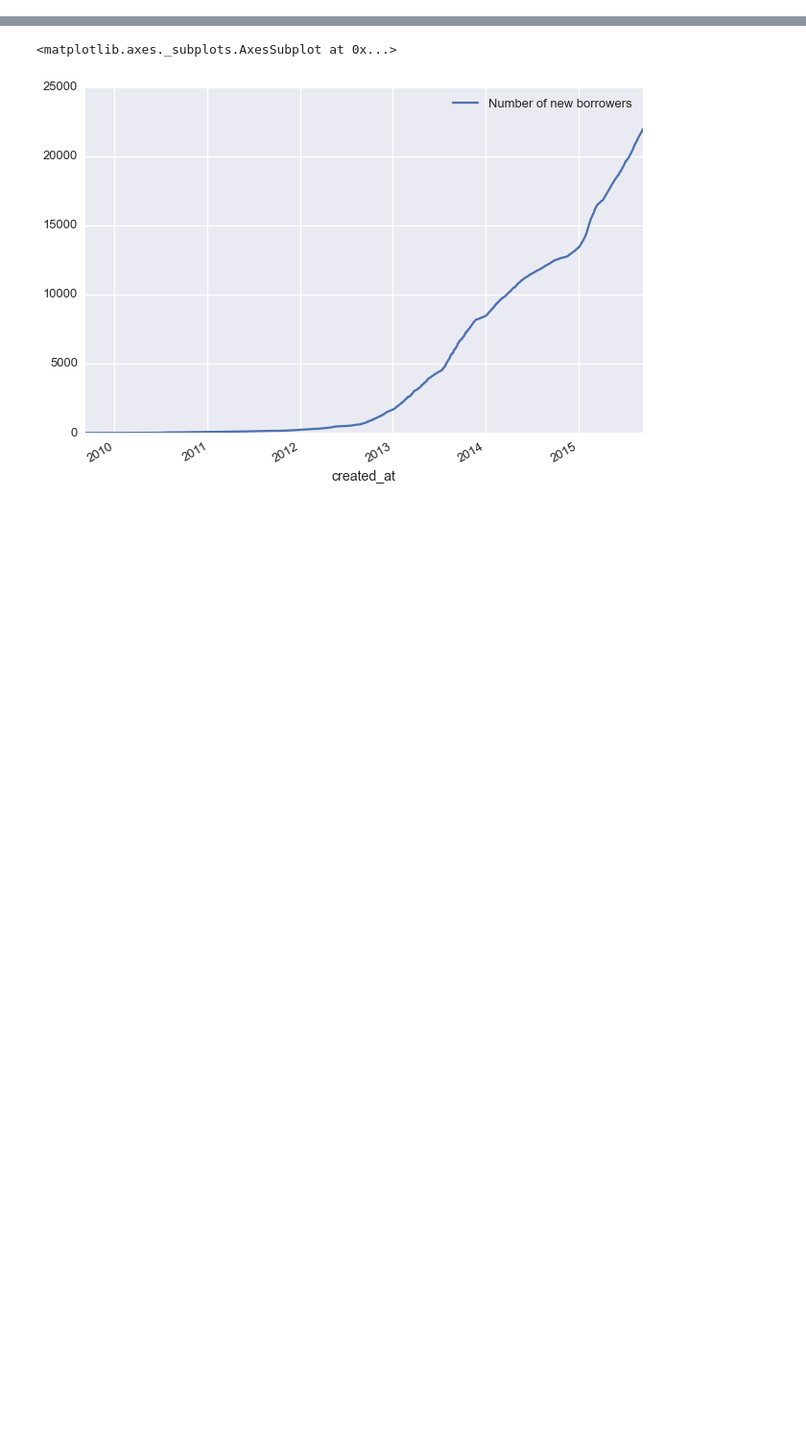
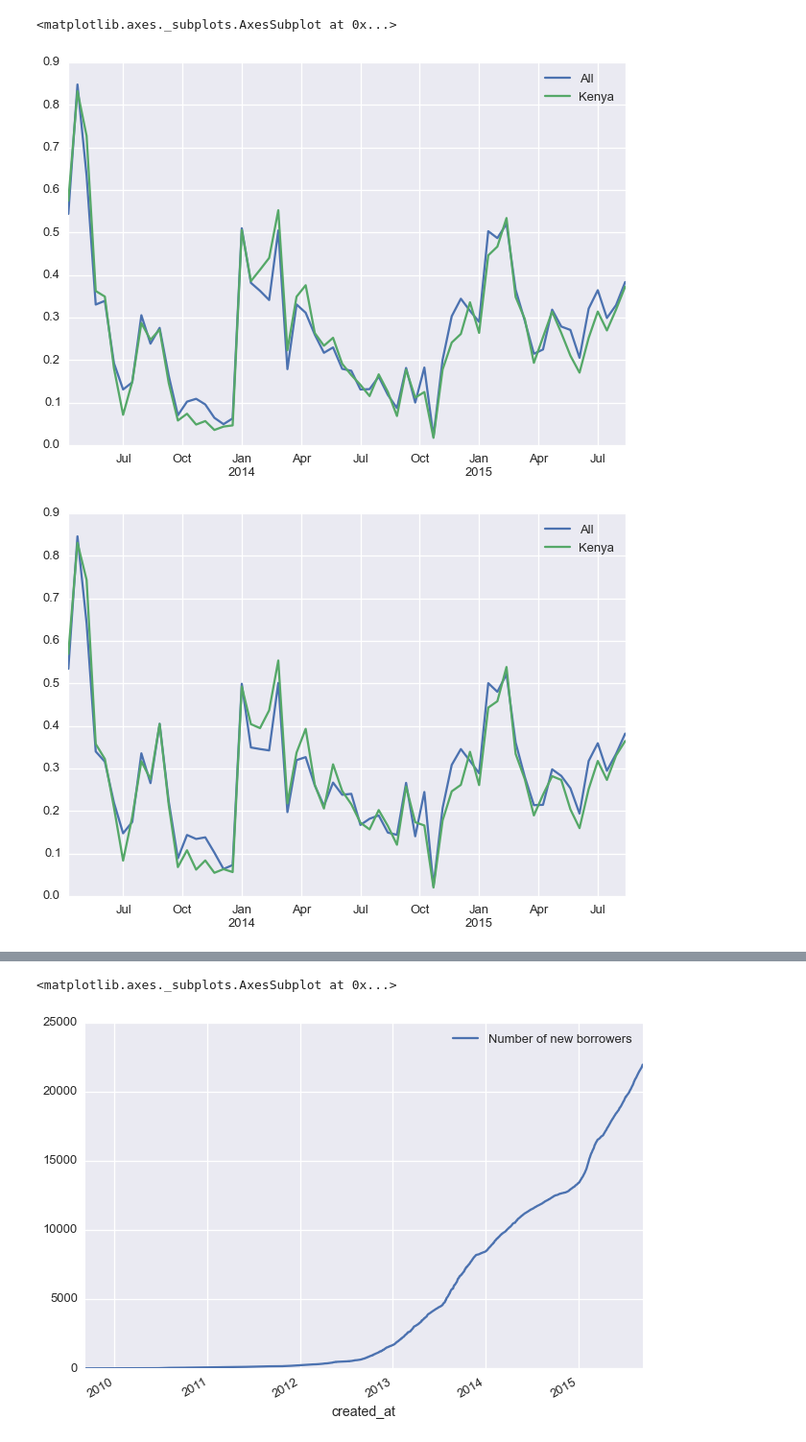
Before and after one commit to glenday/Zidisha, a Jupyter notebook: ZidishaApp/app/Zidisha_organization_by_country.ipynb, the cells around one changed output, grey strips where cells are left out. Shown at 96% size. Saved outputs shown, nothing was run; the diff lists cells and outputs as text; code cells hidden in the pictures; blank space fills up the shorter version.

Commit message:
Added new fit with reduced number of parameters to notebook and test of invitation rates and new loans on the overall fraction of loan volume

```diff
--- a/ZidishaApp/app/Zidisha_organization_by_country.ipynb
+++ b/ZidishaApp/app/Zidisha_organization_by_country.ipynb
@@ -62,5 +65,9 @@ list_df_exchange_start = sql_query_short('exchange_rates_start.sql')
 # %%
-time_bins_edge = pd.date_range('2014-04-01','2015-09-01', None, '2W')
+#time_bins_edge = pd.date_range('2015-03-01','2015-09-01', None, '2W')
+
+time_bins_edge = pd.date_range('2013-04-01','2015-09-01', None, '2W')
+#time_bins_edge = pd.date_range('2014-04-01','2015-09-01', None, '2W')
+
 #time_bins_edge = pd.date_range('2012-02-01','2015-09-01', None, '2W')
 #time_bins_edge = pd.date_range('2013-04-01','2015-09-01', None, '3W')
 time_bins_center = bd.bin_centers_from_edges_time(time_bins_edge)
@@ -79,12 +86,33 @@ df_total_first_loans = bin_short(list_df_first_loans, 'mean')
 df_time_to_fund = bin_short(list_df_time_to_fund, 'median')
 df_time_to_disbursement = bin_short(list_df_time_to_disbursement, 'median')
 
-#list_df_new_borrowers_count = bd.bin_list_time(time_bins_edge, list_df_new_borrowers, bin_type='count', binned_col_labels=labels_countries)
-#list_df_first_loans_count = bd.bin_list_time(time_bins_edge, list_df_first_loans, bin_type='count', binned_col_labels=labels_countries)
-#list_df_total_borrowers = bd.bin_list_time(time_bins_edge, list_df_new_borrowers, bin_type='mean', binned_col_labels=labels_countries)
-#list_df_total_first_loans = bd.bin_list_time(time_bins_edge, list_df_first_loans, bin_type='mean', binned_col_labels=labels_countries)
+df_usd_requested = bin_short(list_df_all_loans, 'sum', 0)
+df_raised_fraction = bin_short(list_df_all_loans, 'median', 1)
+df_usd_inflow = bin_short(list_df_all_loans, 'sum', 2)
+df_usd_secured = bin_short(list_df_all_loans, 'sum', 3)
+df_secured_fraction = df_usd_secured / df_usd_requested
+
+df_usd_requested_new = bin_short(list_df_first_loans, 'sum', 2)
+df_raised_fraction_new = bin_short(list_df_first_loans, 'median', 3)
+df_usd_inflow_new = bin_short(list_df_first_loans, 'sum', 4)
+df_usd_secured_new = bin_short(list_df_first_loans, 'sum', 5)
+df_secured_fraction_new = df_usd_secured_new / df_usd_requested_new
+
+df_usd_requested_new_frac = df_usd_requested_new / df_usd_requested
+df_usd_secured_new_frac = df_usd_secured_new / df_usd_secured
+
+df_invitee_first_loan_count = bin_short(list_df_invited_loans, 'count')
+df_invitee_first_loan_frac = df_invitee_first_loan_count / df_first_loans_count
 
 # Policies
-df_loan_loss_fee = load_Zidisha.loan_loss_reserve_fee(time_bins_center)
+df_loan_loss_fee_kenya = load_Zidisha.loan_loss_reserve_fee_Kenya(time_bins_center)
 df_max_invites = load_Zidisha.max_invites(time_bins_center)
 df_max_first_loan = load_Zidisha.max_new_loan_size(time_bins_center)
+df_website_change = load_Zidisha.website_change(time_bins_center)
+# %%
+df_usd_requested_new_frac[['All','Kenya']].plot()
+df_usd_secured_new_frac[['All','Kenya']].plot()
+# %% [output]
+<matplotlib.axes._subplots.AxesSubplot at 0x...>
+[figure, added]
+[figure, added]
```
Also changed, not shown: parts of 17 cells of this notebook, 4 other files.
